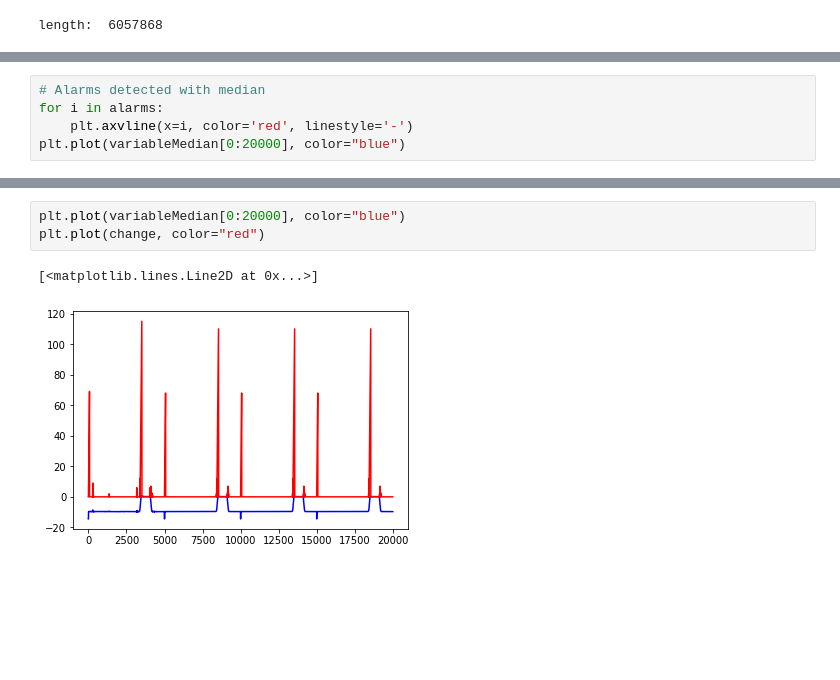
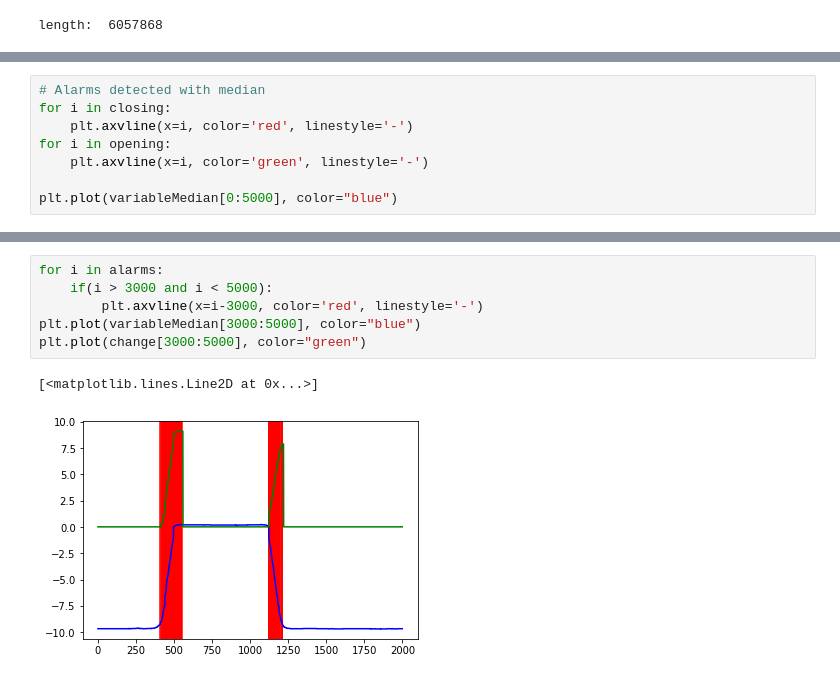
Before and after one commit to marcvernet31/door_opening, a Jupyter notebook: notebooks/development.ipynb, the cells around one changed output, grey strips where cells are left out. Drawn from its saved outputs; the diff is of its cells as text; blank space fills up the shorter version.

```diff
--- a/notebooks/development.ipynb
+++ b/notebooks/development.ipynb
@@ -114,8 +165,11 @@ for i in range(0, 20000):
     change.append(alarmCounter)
 # %%
 # Alarms detected with median
-for i in alarms:
+for i in closing:
     plt.axvline(x=i, color='red', linestyle='-')
-plt.plot(variableMedian[0:20000], color="blue")
+for i in opening:
+    plt.axvline(x=i, color='green', linestyle='-')
+
+plt.plot(variableMedian[0:5000], color="blue")
 # %% [output]
 [<matplotlib.lines.Line2D at 0x...>]
@@ -123,6 +183,9 @@ plt.plot(variableMedian[0:20000], color="blue")
 # %%
-plt.plot(variableMedian[0:20000], color="blue")
-plt.plot(change, color="red")
+for i in alarms:
+    if(i > 3000 and i < 5000):
+        plt.axvline(x=i-3000, color='red', linestyle='-')
+plt.plot(variableMedian[3000:5000], color="blue")
+plt.plot(change[3000:5000], color="green")
 # %% [output]
 [<matplotlib.lines.Line2D at 0x...>]
-[figure, old version]
+[figure, new version]
```
Also changed, not shown: parts of 5 cells of this notebook.
